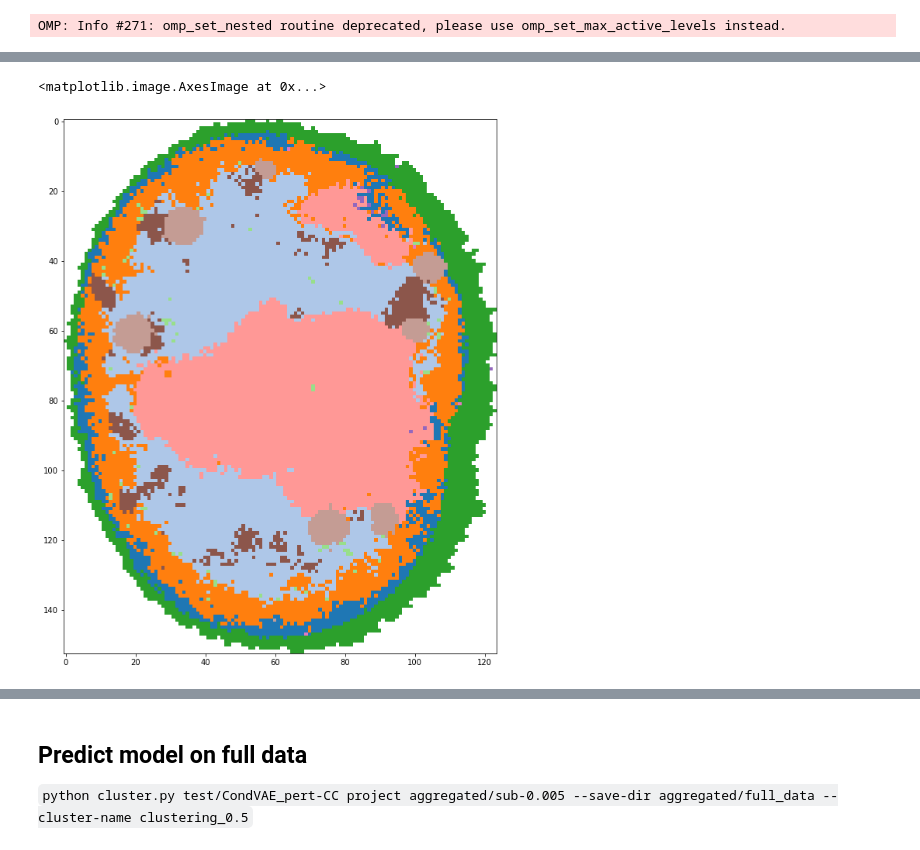
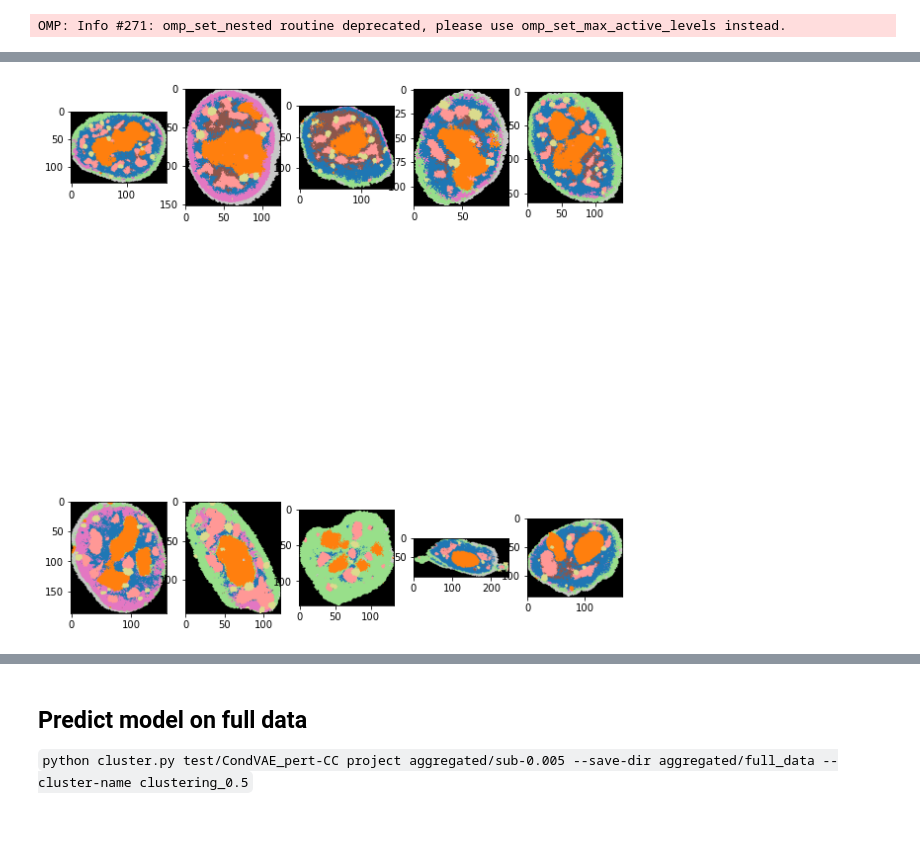
Before and after one commit to theislab/campa, a Jupyter notebook: notebooks/cluster.ipynb, the cells around one changed output, grey strips where cells are left out. Drawn from its saved outputs; the diff is of its cells as text; code cells hidden in the pictures.

```diff
--- a/notebooks/cluster.ipynb
+++ b/notebooks/cluster.ipynb
@@ -317,9 +316,9 @@ KeyboardInterrupt:
 # %%
 # plot example cells
-fig, axes = plt.subplots(2,5):
+fig, axes = plt.subplots(2,5)
 for i in range(5):
-    axes[0,i].imshow(example_cells_08['184A1_unperturbed/I09'][1]))
+    axes[0,i].imshow(example_cells['184A1_unperturbed/I09'][i])
+    axes[1,i].imshow(example_cells['184A1_meayamycin/I12'][i])
 # %% [output]
-<matplotlib.image.AxesImage at 0x...>
-[figure, old version]
+[figure, new version]
 # %%
```
Also changed, not shown: parts of 5 cells of this notebook, 10 other files.
